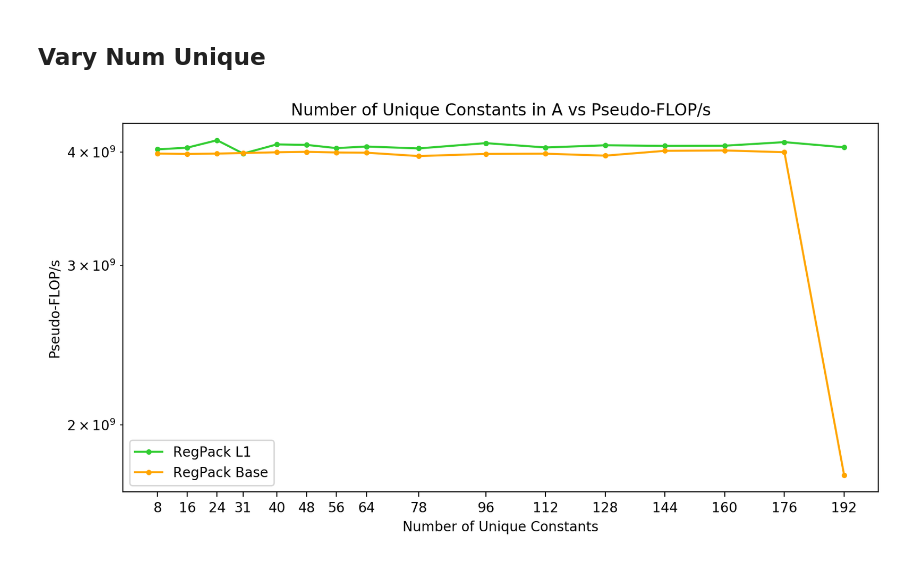
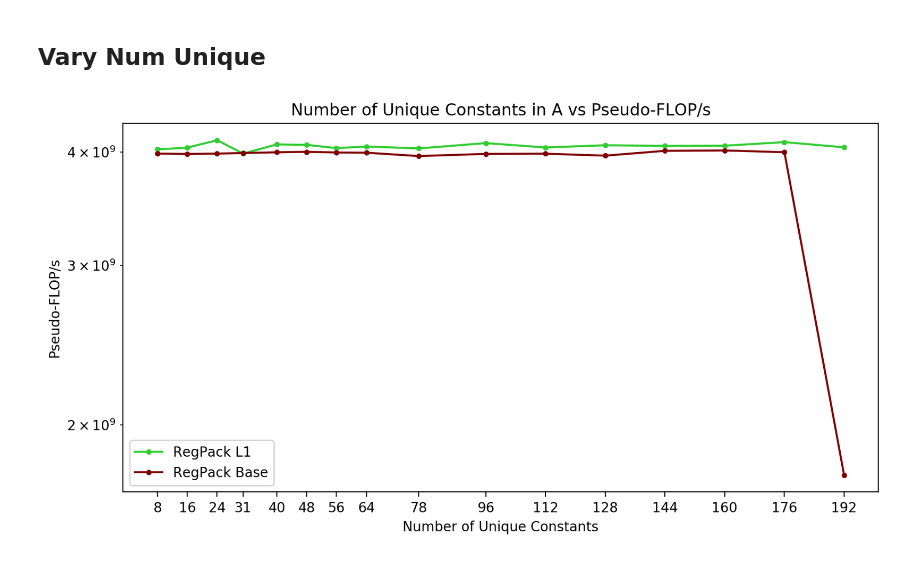
Before and after one commit to mahudu97/fyp-scratch, a Jupyter notebook: src/plot/regpack_L1/plot_synth_bench.ipynb, the cells around one changed output. Saved outputs shown, nothing was run; the diff lists cells and outputs as text; code cells hidden in the pictures.

Commit message:
regpack L1 pyfr med plots

```diff
--- a/src/plot/regpack_L1/plot_synth_bench.ipynb
+++ b/src/plot/regpack_L1/plot_synth_bench.ipynb
@@ -208,25 +208,25 @@ plt.show()
 # %%
 plt.figure(dpi=200, figsize=(10,5))
 
 local_best_x1, local_best_y1, ref_best_x1, ref_best_y1 = \
     sort_values("a_unique", run_1["vary_unique"], 'best')
 local_best_x2, local_best_y2, ref_best_x2, ref_best_y2 = \
     sort_values("a_unique", run_2["vary_unique"], 'best')
 local_best_x3, local_best_y3, ref_best_x3, ref_best_y3 = \
     sort_values("a_unique", run_3["vary_unique"], 'best')
 local_best_y_avg = [sum(elem)/len(elem) for elem in zip(local_best_y1, local_best_y2, local_best_y3)]
 ref_best_y_avg = [sum(elem)/len(elem) for elem in zip(ref_best_y1, ref_best_y2, ref_best_y3)]
 
 plt.plot(local_best_x1, local_best_y_avg, label="RegPack L1", color="limegreen", marker=".")
-plt.plot(ref_best_x1, ref_best_y_avg, label="RegPack Base", color="orange", marker=".")
+plt.plot(ref_best_x1, ref_best_y_avg, label="RegPack Base", color="maroon", marker=".")
 
 plt.xlabel("Number of Unique Constants")
 plt.ylabel("Pseudo-FLOP/s")
 plt.yscale("log", basey=10)
 plt.xticks(local_best_x1)
 plt.title("Number of Unique Constants in A vs Pseudo-FLOP/s")
 plt.legend()
 plt.savefig("./../../../plots/regpack_L1/synth/vary_unique.pdf")
 plt.show()
 # %% [output]
-[figure, old version]
+[figure, new version]
```
Also changed, not shown: 25 other files.
